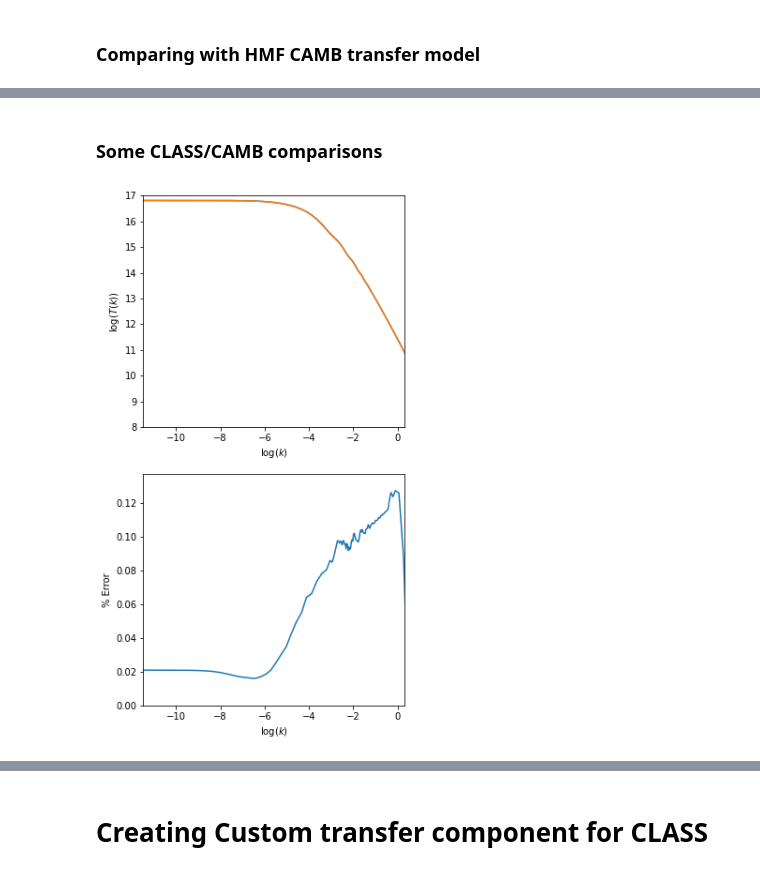
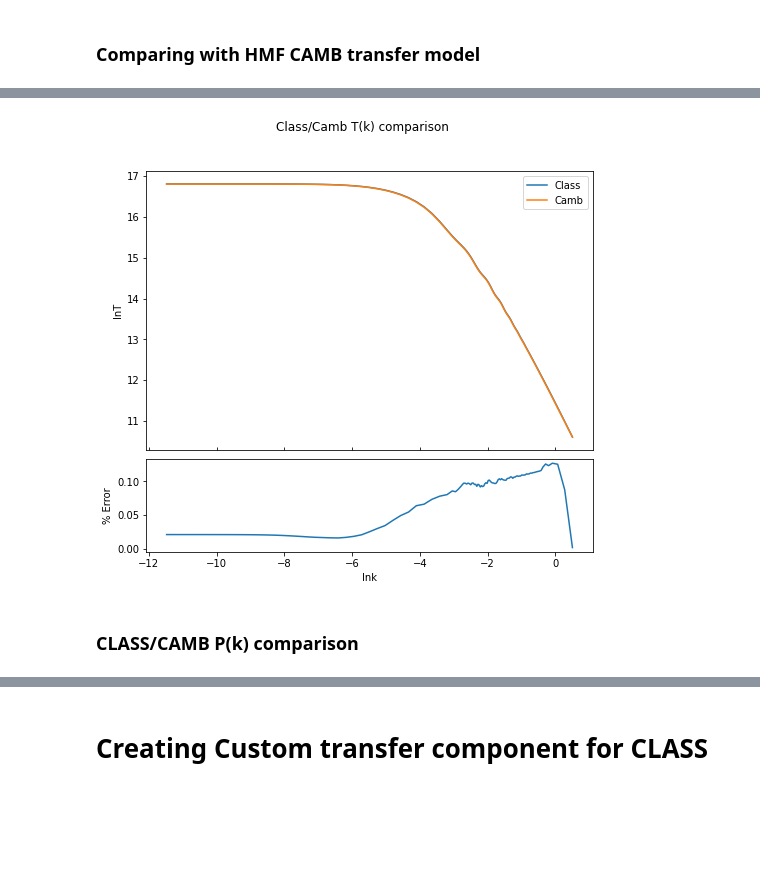
Before and after one commit to treydriskell/millicharge21cm, a Jupyter notebook: scratch/notebooks/classy_hmf.ipynb, the cells around one changed output, grey strips where cells are left out. Cells and saved outputs as stored; diff of their text form; code cells hidden in the pictures; blank space fills up the shorter version.

```diff
--- a/scratch/notebooks/classy_hmf.ipynb
+++ b/scratch/notebooks/classy_hmf.ipynb
@@ -50,3 +143,6 @@ cl.compute()
 # %%
 cl_trans = cl.get_transfer(output_format='camb')
 cl_trans = np.array([cl_trans['k (h/Mpc)'], cl_trans['-T_tot/k2']])
+
+lnk, lnTcl = np.log(cl_trans)
+lnTcm = camb_tmodel.lnt(lnk)
@@ -59,30 +149,24 @@ plt.plot(*np.log(camb_trans))
+# %%
+m = lnk < 0.5
+x = lnk[m]
+y1 = lnTcl[m]
+y2 = lnTcm[m]
+
+fig, (ax1, ax2) = perc_err_plot()
+
+ax1.plot(x, y1, label="Class")
+ax1.plot(x, y2, label="Camb")
+ax1.set(ylabel='lnT')
+ax1.tick_params(axis='x', which='both', direction='in',labelbottom=False)
+ax1.legend()
+
+ax2.plot(x, perc_err(y1,y2))
+ax2.set(xlabel='lnk', ylabel='% Error')
+
+fig.suptitle("Class/Camb T(k) comparison")
+fig.patch.set_facecolor('white')
+plt.show()
+# %% [output]
+[figure, added]
 # %% [markdown]
-### Some CLASS/CAMB comparisons
+### CLASS/CAMB P(k) comparison
-# %%
-lnk, lnTcl = np.log(cl_trans)
-lnTcmb = camb_tmodel.lnt(lnk)
-
-kmin, kmax = np.log(camb_trans[0][0]), np.log(camb_trans[0][-1])
-
-fig, axes = plt.subplots(2,1, figsize=(5,10))
-### Makes transfer plot
-a = axes[0]
-a.plot(lnk, lnTcl)
-a.plot(lnk, lnTcmb)
-a.set_xlim(kmin, kmax)
-a.set_ylim(8,17)
-a.set_xlabel(r'$\log(k)$')
-a.set_ylabel(r'$\log(T(k))$')
-
-### Makes error plot
-a = axes[1]
-err = (lnTcl - lnTcmb) / ((lnTcl + lnTcmb)/2) * 100
-a.plot(lnk, err)
-a.set_xlim(kmin, kmax)
-a.set_ylim(0, max(err)+ 0.01)
-a.set_xlabel(r'$\log(k)$')
-a.set_ylabel(r'% Error')
-
-plt.show()
-# %% [output]
-[figure, removed]
```
Also changed, not shown: parts of 28 cells of this notebook.
